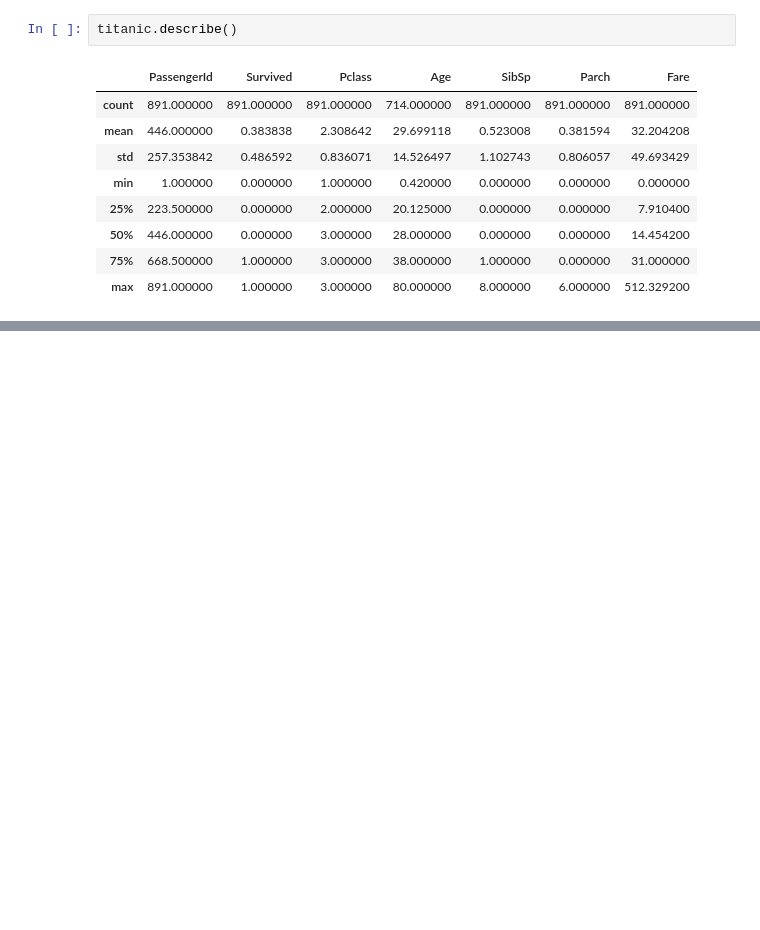
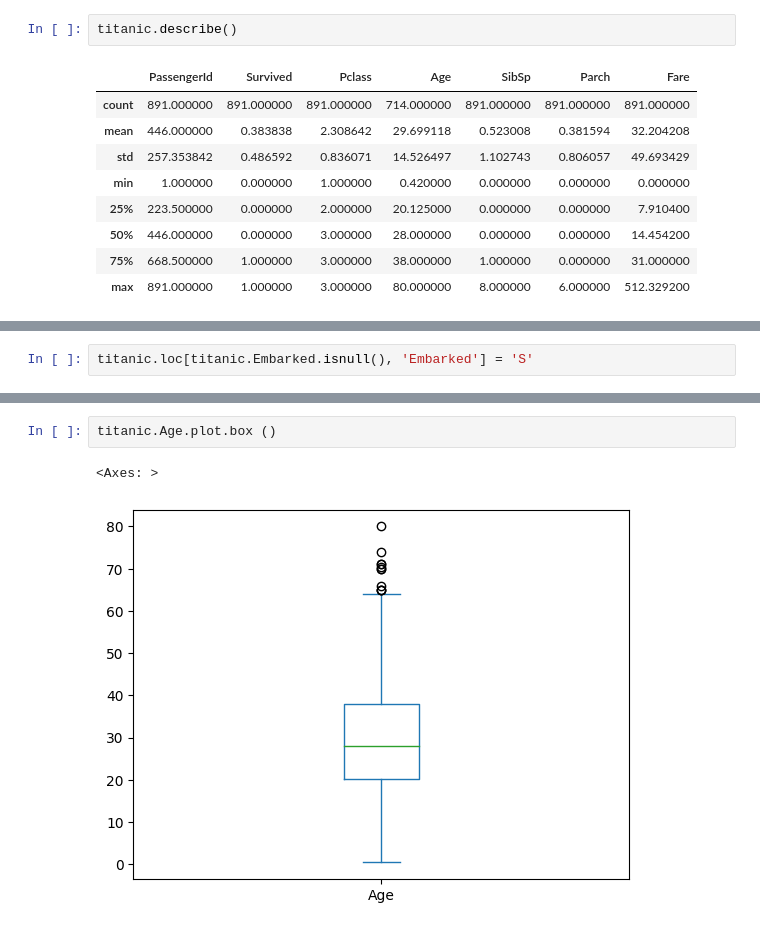
Before and after one commit to georgiassc/Data_Cleaning_Titanic, a Jupyter notebook: Data_Cleaning_Titanic.ipynb, the cells around one changed output, grey strips where cells are left out. Saved outputs shown, nothing was run; the diff lists cells and outputs as text; blank space fills up the shorter version.

```diff
--- a/Data_Cleaning_Titanic.ipynb
+++ b/Data_Cleaning_Titanic.ipynb
@@ -51,0 +90,2 @@ titanic.describe()
+# %%
+titanic.loc[titanic.Embarked.isnull(), 'Embarked'] = 'S'
@@ -51,0 +120,5 @@ titanic.describe()
+# %%
+titanic.Age.plot.box ()
+# %% [output]
+<Axes: >
+[figure, added]
```
Also changed, not shown: parts of 29 cells of this notebook.
